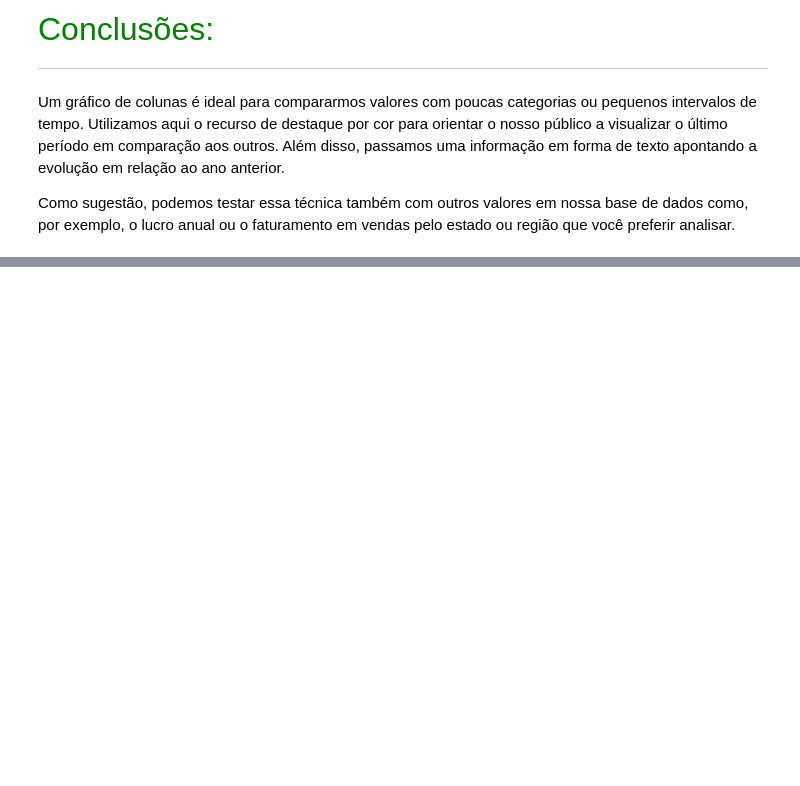
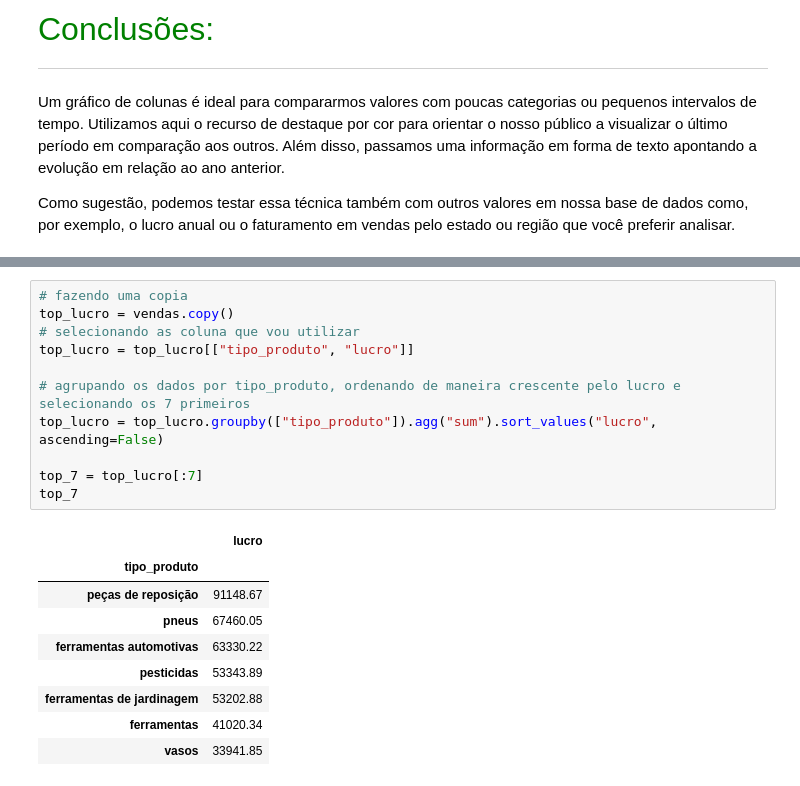
Before and after one commit to th1ago/Data_Science, a Jupyter notebook: Data Visualization/Analise_relatorio_vendas.ipynb, the cells around one changed output, grey strips where cells are left out. Saved outputs shown, nothing was run; the diff lists cells and outputs as text; blank space fills up the shorter version.

```diff
--- a/Data Visualization/Analise_relatorio_vendas.ipynb
+++ b/Data Visualization/Analise_relatorio_vendas.ipynb
@@ -158,0 +169,21 @@ Como sugestão, podemos testar essa técnica também com outros valores em nossa
+# %%
+# fazendo uma copia
+top_lucro = vendas.copy()
+# selecionando as coluna que vou utilizar
+top_lucro = top_lucro[["tipo_produto", "lucro"]]
+
+# agrupando os dados por tipo_produto, ordenando de maneira crescente pelo lucro e selecionando os 7 primeiros
+top_lucro = top_lucro.groupby(["tipo_produto"]).agg("sum").sort_values("lucro", ascending=False)
+
+top_7 = top_lucro[:7]
+top_7
+# %% [output]
+|  | lucro |
+| tipo_produto |  |
+| peças de reposição | 91148.67 |
+| pneus | 67460.05 |
+| ferramentas automotivas | 63330.22 |
+| pesticidas | 53343.89 |
+| ferramentas de jardinagem | 53202.88 |
+| ferramentas | 41020.34 |
+| vasos | 33941.85 |
```
Also changed, not shown: parts of 2 cells of this notebook.
